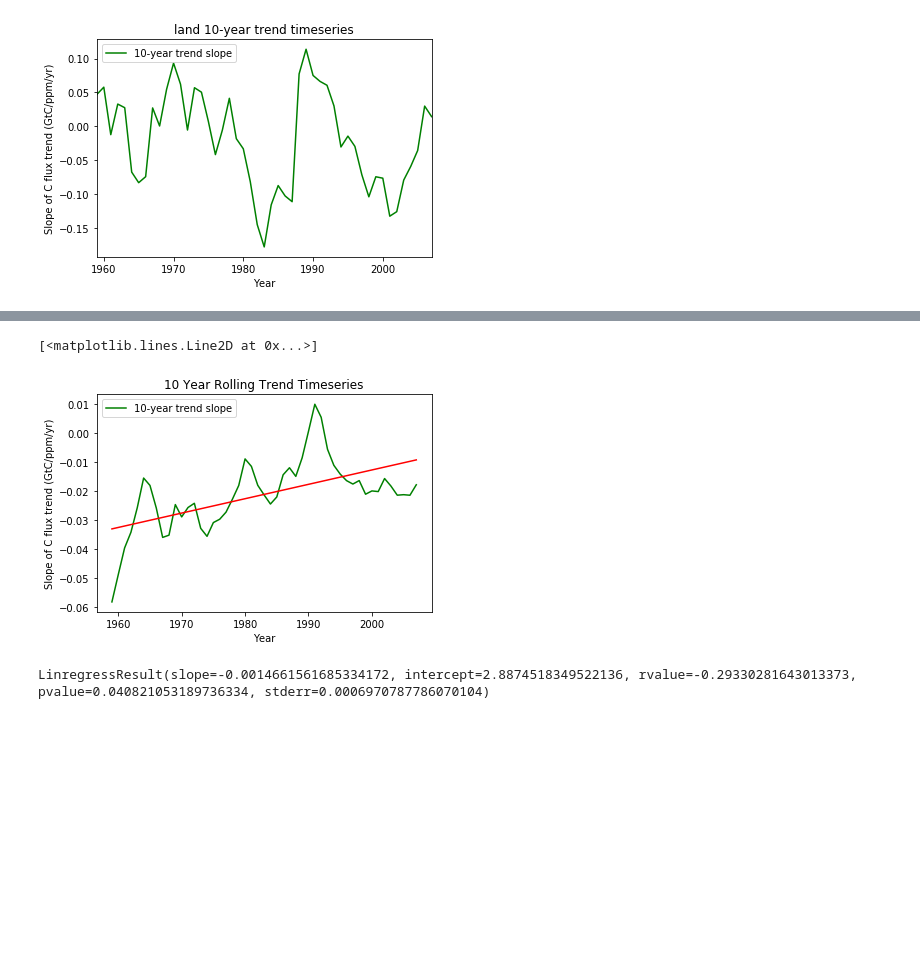
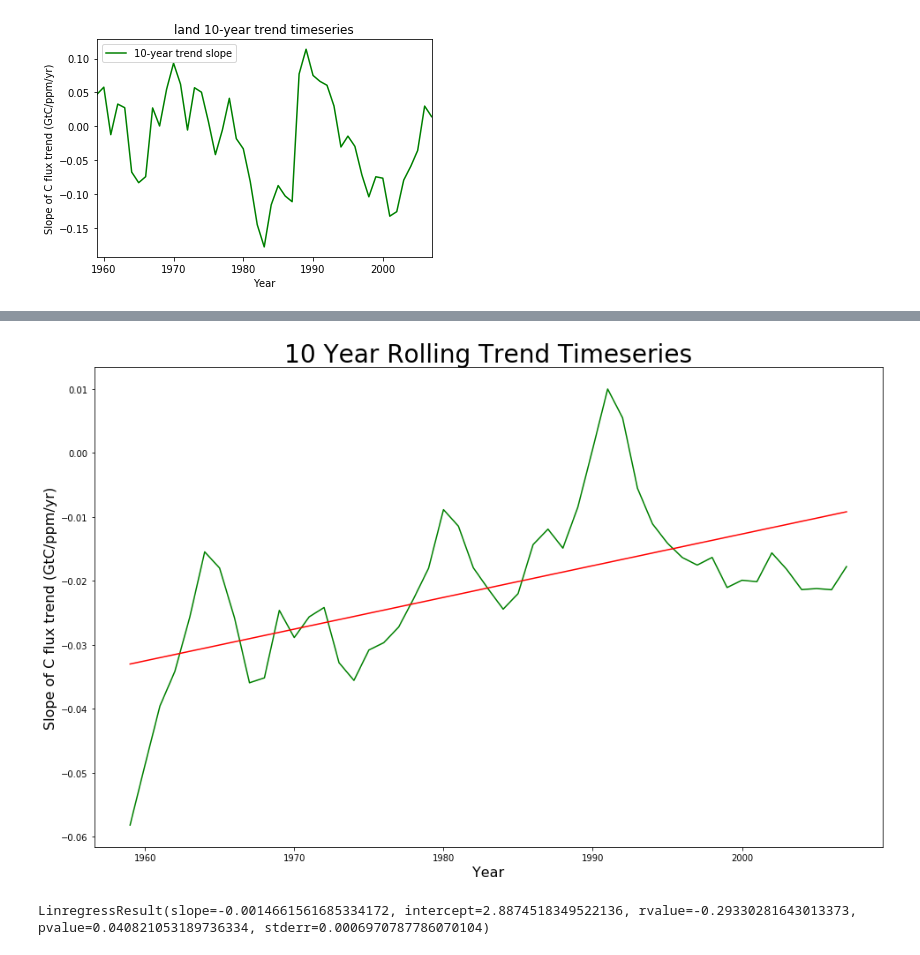
Before and after one commit to rursino/carbon-cycle-feedbacks, a Jupyter notebook: Peylin_flux/Notebooks/CO2_reg.ipynb, the cells around one changed output, grey strips where cells are left out. Cells and saved outputs as stored; diff of their text form; code cells hidden in the pictures; blank space fills up the shorter version.

```diff
--- a/Peylin_flux/Notebooks/CO2_reg.ipynb
+++ b/Peylin_flux/Notebooks/CO2_reg.ipynb
@@ -178,13 +200,18 @@ ocean_10_co2=rolling_trend(df, sink='ocean', window=10)
 # %%
-ocean_10_co2.plot(color='g')
-plt.ylabel('Slope of C flux trend (GtC/ppm/yr)')
-plt.title("10 Year Rolling Trend Timeseries")
-# plt.savefig("roll_plot_ocean.png")
+plt.figure(figsize=(16,10))
+
+plt.plot(ocean_10_co2.index, ocean_10_co2, color='g')
+plt.xlabel("Year", fontsize=16)
+plt.ylabel('Slope of C flux trend (GtC/ppm/yr)', fontsize=16)
+plt.title("10 Year Rolling Trend Timeseries", fontsize=28)
+
 stats_ocean_roll = stats.linregress(ocean_10_co2.index, ocean_10_co2.values.squeeze())
 plt.plot(ocean_10_co2.index, stats_ocean_roll[0]*ocean_10_co2.index+stats_ocean_roll[1], color='r')
+
+# pickle
+pickle.dump(ocean_10_co2, open("./rolling_ocean_plot.pik", "wb"))
 # %% [output]
-[<matplotlib.lines.Line2D at 0x...>]
-[figure, old version]
+[figure, new version]
 # %%
 ocean_10_co2.to_csv("ocean_rolling_trend.csv")
 # %%
```
Also changed, not shown: parts of 7 cells of this notebook, 1 other file.
